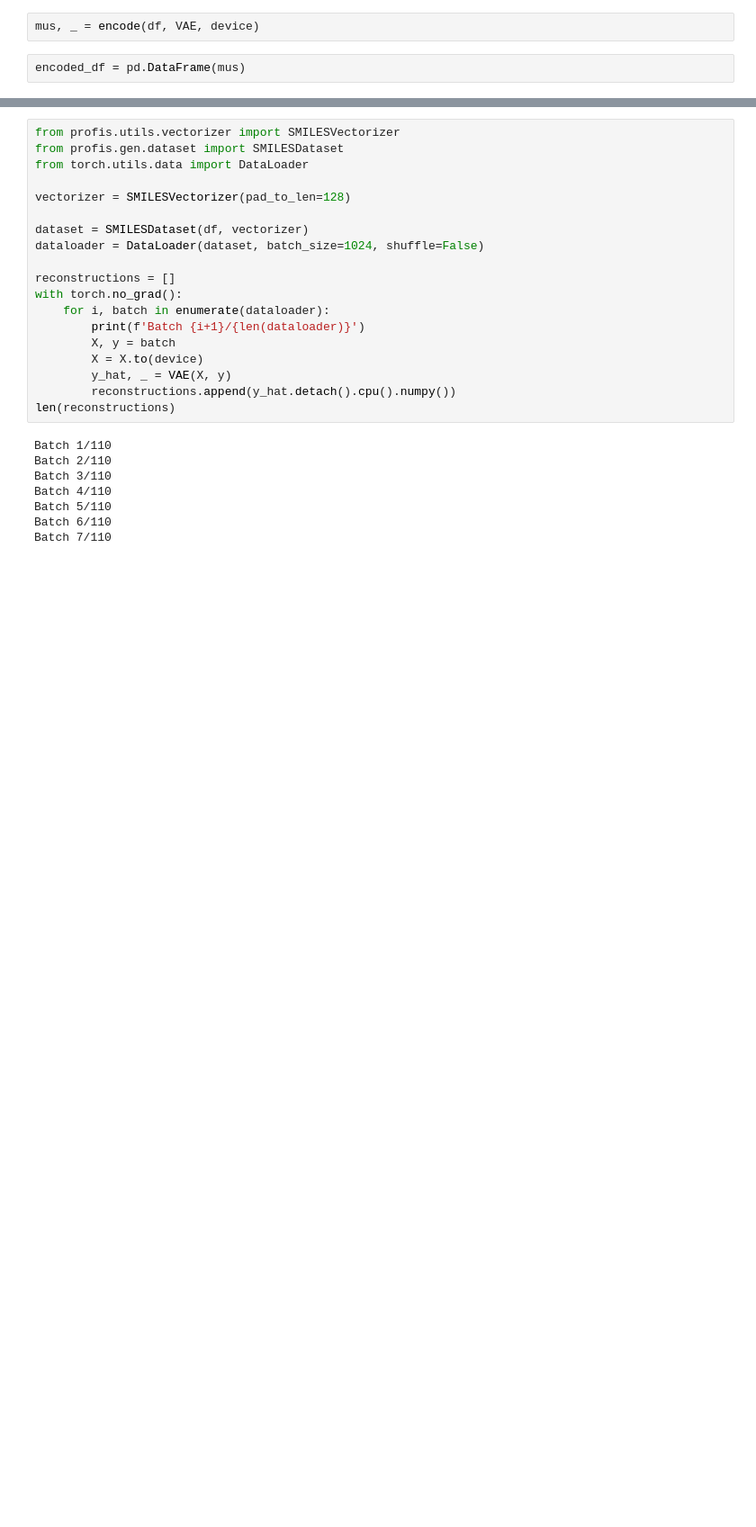
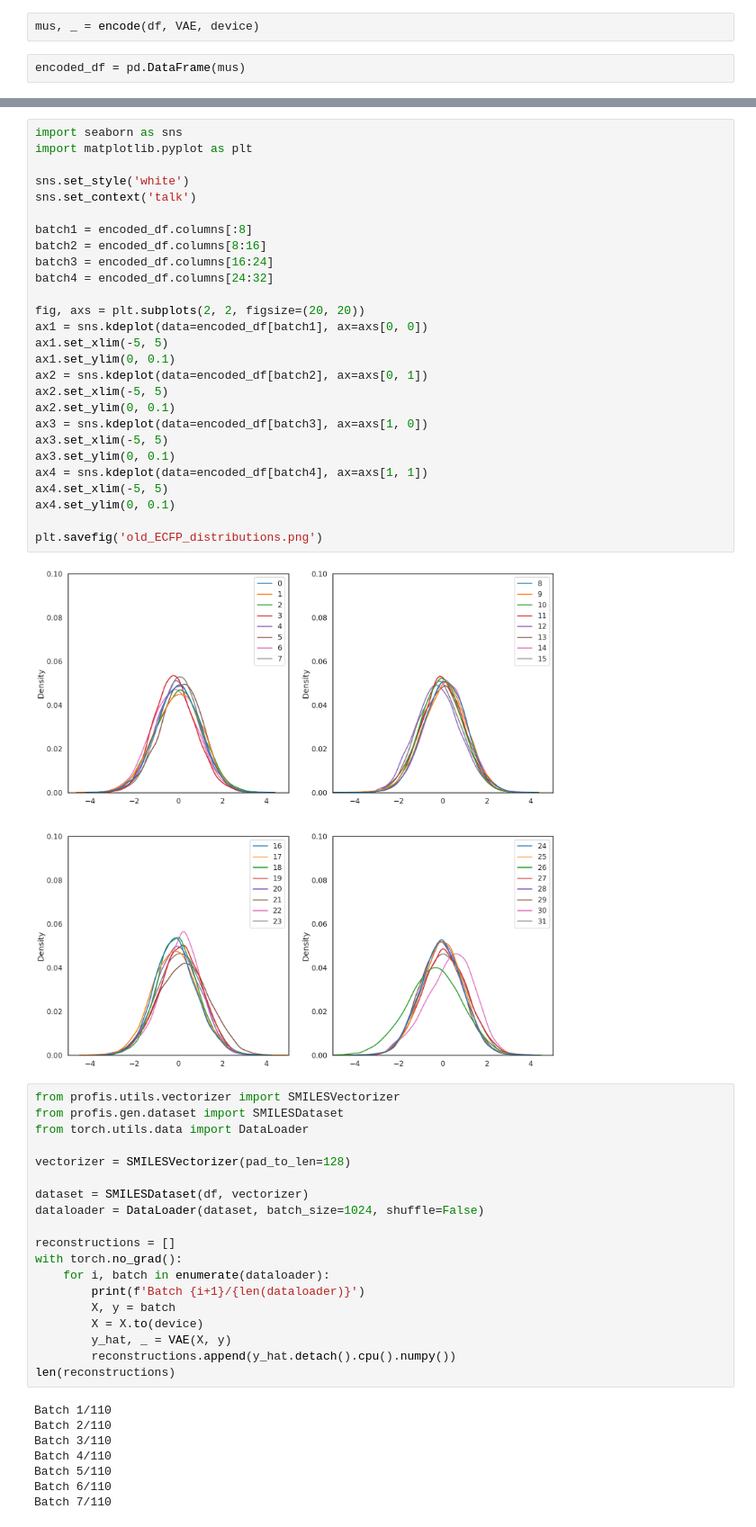
Before and after one commit to hubertrybka/profis, a Jupyter notebook: metrics.ipynb, the cells around one changed output, grey strips where cells are left out. Shown at 90% size. Saved outputs shown, nothing was run; the diff lists cells and outputs as text; blank space fills up the shorter version.

```diff
--- a/metrics.ipynb
+++ b/metrics.ipynb
@@ -43,3 +56,32 @@ encoded_df
+# %%
+import seaborn as sns
+import matplotlib.pyplot as plt
+
+sns.set_style('white')
+sns.set_context('talk')
+
+batch1 = encoded_df.columns[:8]
+batch2 = encoded_df.columns[8:16]
+batch3 = encoded_df.columns[16:24]
+batch4 = encoded_df.columns[24:32]
+
+fig, axs = plt.subplots(2, 2, figsize=(20, 20))
+ax1 = sns.kdeplot(data=encoded_df[batch1], ax=axs[0, 0])
+ax1.set_xlim(-5, 5)
+ax1.set_ylim(0, 0.1)
+ax2 = sns.kdeplot(data=encoded_df[batch2], ax=axs[0, 1])
+ax2.set_xlim(-5, 5)
+ax2.set_ylim(0, 0.1)
+ax3 = sns.kdeplot(data=encoded_df[batch3], ax=axs[1, 0])
+ax3.set_xlim(-5, 5)
+ax3.set_ylim(0, 0.1)
+ax4 = sns.kdeplot(data=encoded_df[batch4], ax=axs[1, 1])
+ax4.set_xlim(-5, 5)
+ax4.set_ylim(0, 0.1)
+
+plt.savefig('old_ECFP_distributions.png')
+# %% [output]
+[figure, added]
 # %%
 from profis.utils.vectorizer import SMILESVectorizer
 from profis.gen.dataset import SMILESDataset
```
Also changed, not shown: parts of 4 cells of this notebook, 12 other files.
